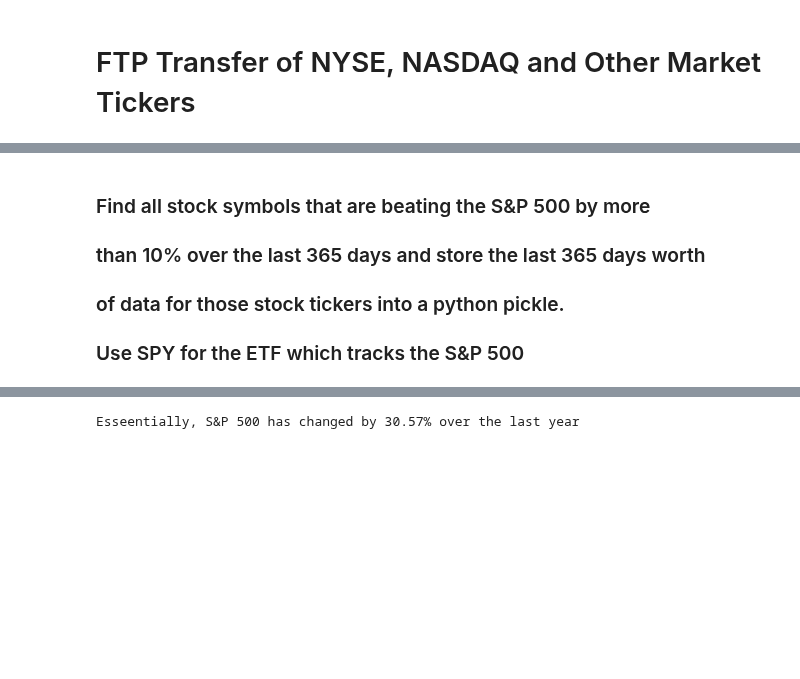
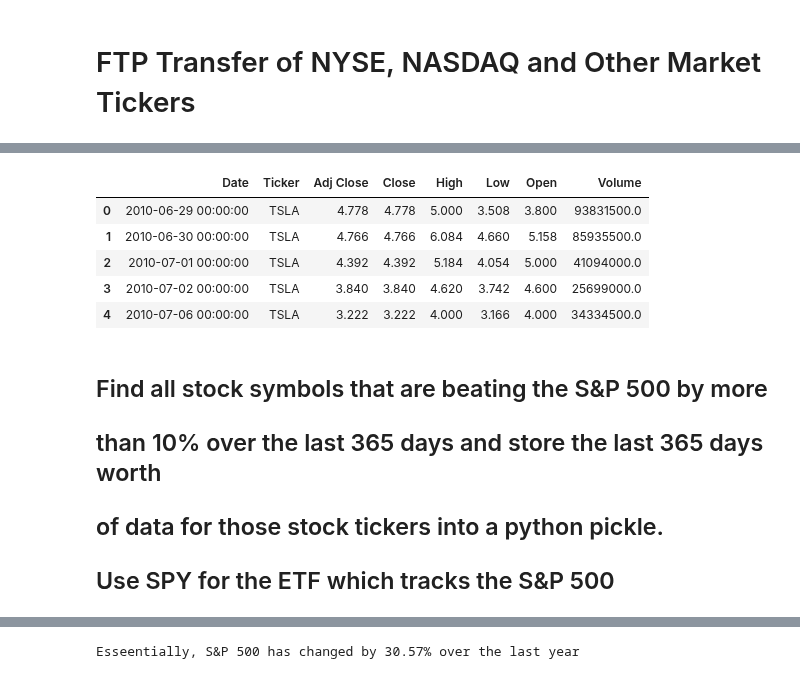
Before and after one commit to eddietaylor/securities-analysis, a Jupyter notebook: notebooks/playgrounds/data_collection/nasdaq_nyse_tickers.ipynb, the cells around one changed output, grey strips where cells are left out. Cells and saved outputs as stored; diff of their text form; code cells hidden in the pictures; blank space fills up the shorter version.

```diff
--- a/notebooks/playgrounds/data_collection/nasdaq_nyse_tickers.ipynb
+++ b/notebooks/playgrounds/data_collection/nasdaq_nyse_tickers.ipynb
@@ -81,0 +74,15 @@ other_exchange_info
+# %%
+# download the whole daily history of the nasdaq
+# SLOWS DOWN COMPUTER
+
+# list of all the tickers in the nasdaq
+nasdaq_tickers = list(nasdaq_exchange_info['Symbol'])
+nasdaq_hist = yf.download(nasdaq_tickers)
+
+# tickerStrings = nasdaq_tickers
+# df_list = list()
+# for ticker in tickerStrings:
+#     data = yf.download(ticker, group_by="Ticker")
+#     data['Ticker'] = ticker  # add this column because the dataframe doesn't contain a column with the ticker
+#     df_list.append(data)
+# nasdaq_hist = pd.concat(df_list)
@@ -81,0 +108,21 @@ other_exchange_info
+# %%
+nasdaq_hist = nasdaq_hist.stack(1).reset_index().rename(columns = {'level_1':'Ticker'}).set_index('Date')
+nasdaq_hist.head()
+
+# write to database
+con = sq3.connect('../../../data/nasdaq_history.sql')
+nasdaq_hist.to_sql('nasdaq_hist', con)
+# %%
+con = sq3.connect('S://Data/securities_analysis_data/nasdaq_history.sql')
+query = '''
+SELECT * FROM nasdaq_hist
+WHERE Ticker = 'TSLA'
+AND Volume > 1000000
+LIMIT 10
+'''
+
+%time df = pd.read_sql_query(query, con)
+df.head()
+# %time res = con.execute(query).fetchall()
+# res
+# %% [output]
@@ -81,0 +130,6 @@ other_exchange_info
+|  | Date | Ticker | Adj Close | Close | High | Low | Open | Volume |
+| 0 | 2010-06-29 00:00:00 | TSLA | 4.778 | 4.778 | 5.000 | 3.508 | 3.800 | 93831500.0 |
+| 1 | 2010-06-30 00:00:00 | TSLA | 4.766 | 4.766 | 6.084 | 4.660 | 5.158 | 85935500.0 |
+| 2 | 2010-07-01 00:00:00 | TSLA | 4.392 | 4.392 | 5.184 | 4.054 | 5.000 | 41094000.0 |
+| 3 | 2010-07-02 00:00:00 | TSLA | 3.840 | 3.840 | 4.620 | 3.742 | 4.600 | 25699000.0 |
+| 4 | 2010-07-06 00:00:00 | TSLA | 3.222 | 3.222 | 4.000 | 3.166 | 4.000 | 34334500.0 |
@@ -82,5 +138,5 @@ other_exchange_info
 # %% [markdown]
-### Find all stock symbols that are beating the S&P 500 by more
-### than 10% over the last 365 days and store the last 365 days worth
-### of data for those stock tickers into a python pickle.
-### Use SPY for the ETF which tracks the S&P 500
+## Find all stock symbols that are beating the S&P 500 by more
+## than 10% over the last 365 days and store the last 365 days worth
+## of data for those stock tickers into a python pickle.
+## Use SPY for the ETF which tracks the S&P 500
```
Also changed, not shown: parts of 18 cells of this notebook, 4 other files.
